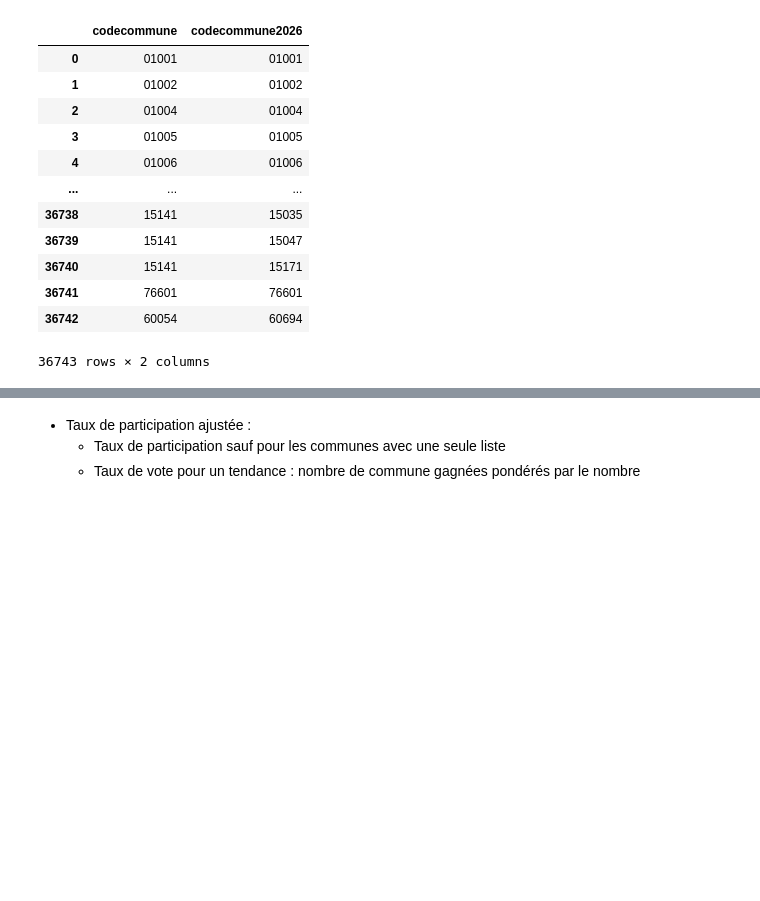
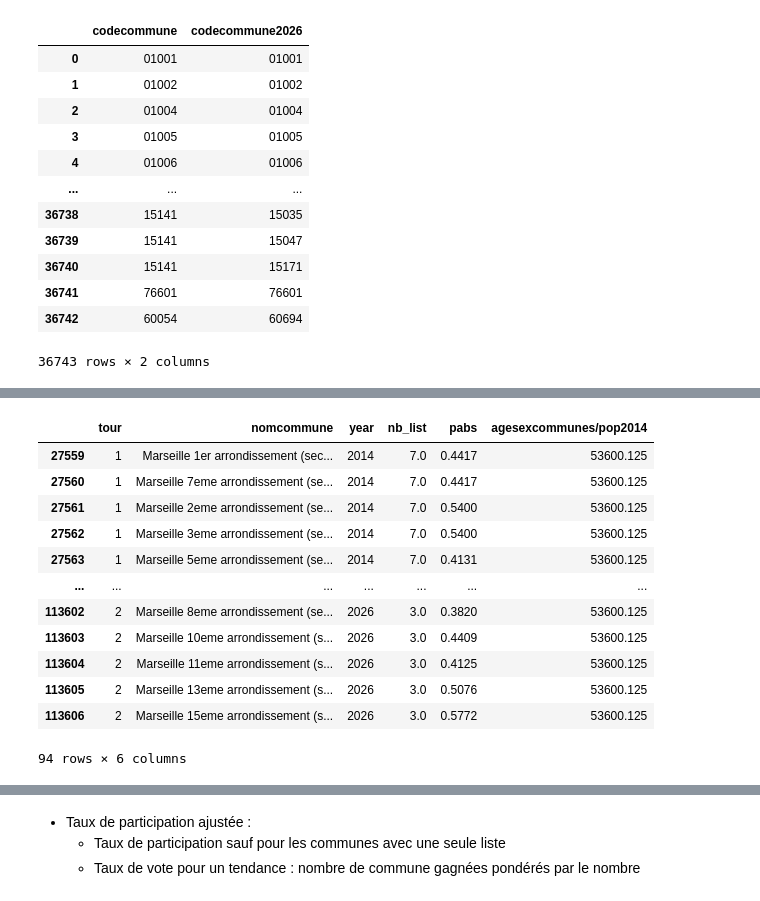
Before and after one commit to artmanceau/electera, a Jupyter notebook: notebooks/experiments/challenge_open_data.ipynb, the cells around one changed output, grey strips where cells are left out. Cells and saved outputs as stored; diff of their text form; code cells hidden in the pictures; blank space fills up the shorter version.

```diff
--- a/notebooks/experiments/challenge_open_data.ipynb
+++ b/notebooks/experiments/challenge_open_data.ipynb
@@ -205,0 +232,16 @@ PB Paris sum
+# %%
+data.loc[data['codecommune2026'].isin(marseille_codes), ['tour', 'nomcommune', 'year', 'nb_list', 'pabs', pop_col]]
+# %% [output]
+|  | tour | nomcommune | year | nb_list | pabs | agesexcommunes/pop2014 |
+| 27559 | 1 | Marseille 1er arrondissement (sec... | 2014 | 7.0 | 0.4417 | 53600.125 |
+| 27560 | 1 | Marseille 7eme arrondissement (se... | 2014 | 7.0 | 0.4417 | 53600.125 |
+| 27561 | 1 | Marseille 2eme arrondissement (se... | 2014 | 7.0 | 0.5400 | 53600.125 |
+| 27562 | 1 | Marseille 3eme arrondissement (se... | 2014 | 7.0 | 0.5400 | 53600.125 |
+| 27563 | 1 | Marseille 5eme arrondissement (se... | 2014 | 7.0 | 0.4131 | 53600.125 |
+| ... | ... | ... | ... | ... | ... | ... |
+| 113602 | 2 | Marseille 8eme arrondissement (se... | 2026 | 3.0 | 0.3820 | 53600.125 |
+| 113603 | 2 | Marseille 10eme arrondissement (s... | 2026 | 3.0 | 0.4409 | 53600.125 |
+| 113604 | 2 | Marseille 11eme arrondissement (s... | 2026 | 3.0 | 0.4125 | 53600.125 |
+| 113605 | 2 | Marseille 13eme arrondissement (s... | 2026 | 3.0 | 0.5076 | 53600.125 |
+| 113606 | 2 | Marseille 15eme arrondissement (s... | 2026 | 3.0 | 0.5772 | 53600.125 |
+94 rows × 6 columns
```
Also changed, not shown: parts of 22 cells of this notebook, 2 other files.
